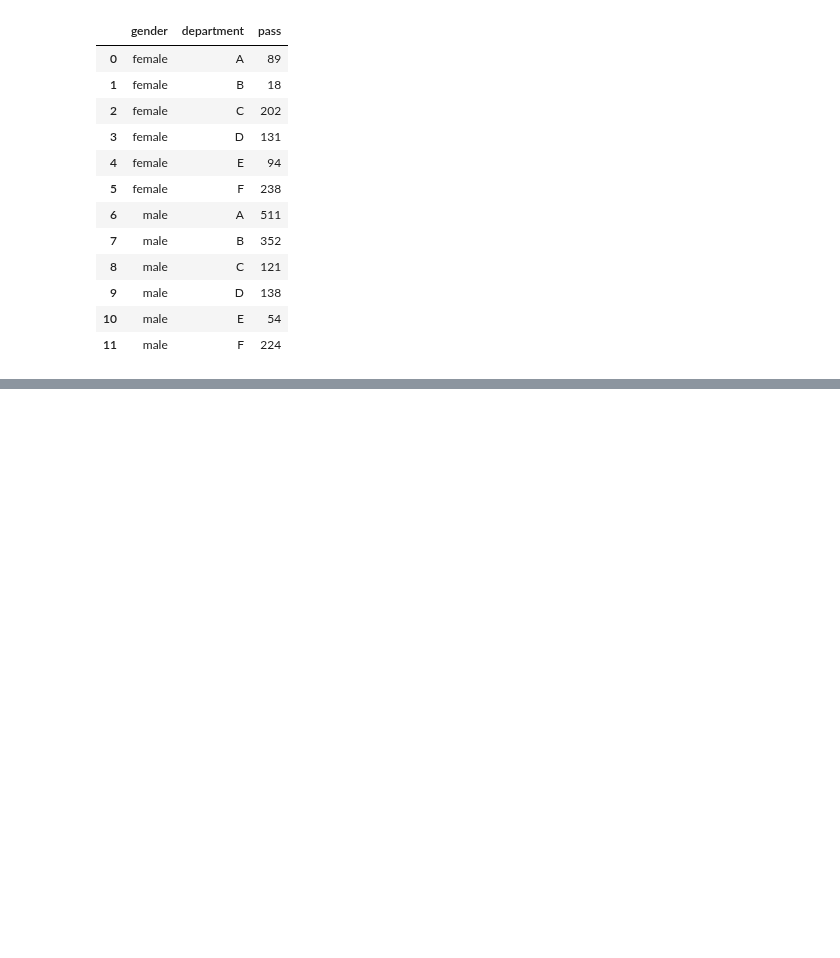
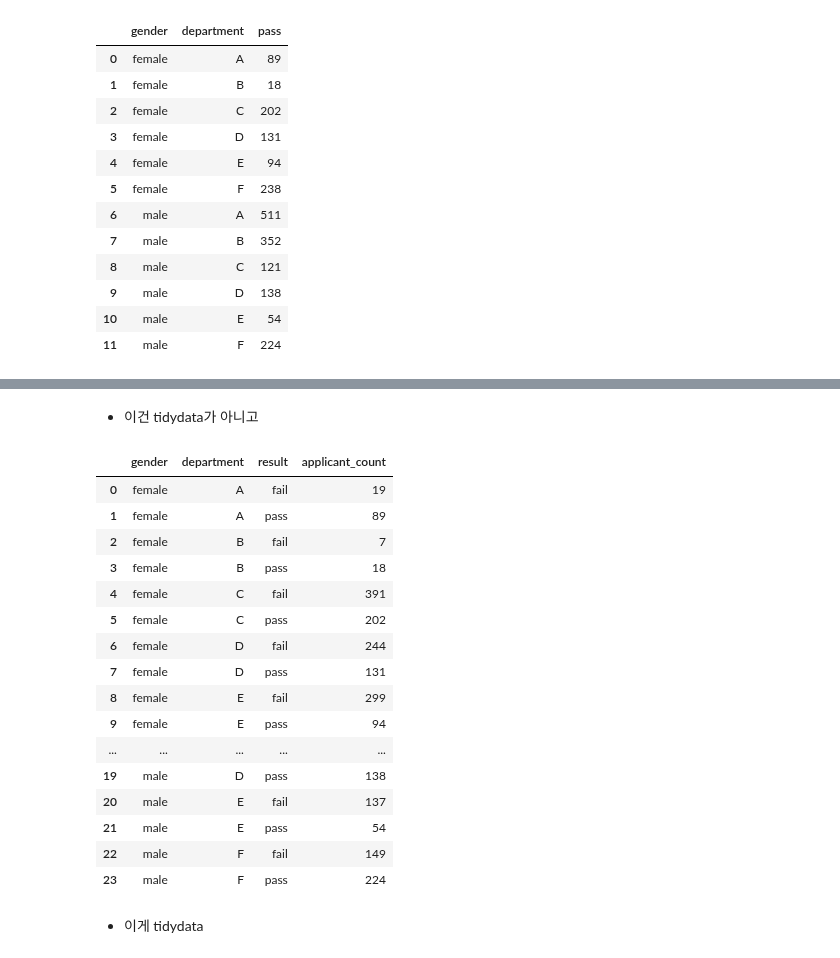
Before and after one commit to star77sa/star77sa.github.io, a Jupyter notebook: posts/Python/vis_tidydata.ipynb, the cells around one changed output, grey strips where cells are left out. Cells and saved outputs as stored; diff of their text form; code cells hidden in the pictures; blank space fills up the shorter version.

```diff
--- a/posts/Python/vis_tidydata.ipynb
+++ b/posts/Python/vis_tidydata.ipynb
@@ -79,0 +94,5 @@ ValueError: All arguments should have the same length. The length of argument `c
+# %%
+df = pd.read_csv("https://raw.githubusercontent.com/guebin/DV2022/master/posts/Simpson.csv",index_col=0,header=[0,1])\
+.stack().stack().reset_index()\
+.rename({'level_0':'department','level_1':'result','level_2':'gender',0:'count'},axis=1).pivot_table(index=['gender','department'], columns='result',values='count',aggfunc=sum)
+df
@@ -79,0 +114,25 @@ ValueError: All arguments should have the same length. The length of argument `c
+# %% [markdown]
+- 이건 tidydata가 아니고
+# %%
+tidydata = df.stack().reset_index().rename({0:'applicant_count'},axis=1)
+tidydata
+# %% [output]
+|  | gender | department | result | applicant_count |
+| 0 | female | A | fail | 19 |
+| 1 | female | A | pass | 89 |
+| 2 | female | B | fail | 7 |
+| 3 | female | B | pass | 18 |
+| 4 | female | C | fail | 391 |
+| 5 | female | C | pass | 202 |
+| 6 | female | D | fail | 244 |
+| 7 | female | D | pass | 131 |
+| 8 | female | E | fail | 299 |
+| 9 | female | E | pass | 94 |
+| ... | ... | ... | ... | ... |
+| 19 | male | D | pass | 138 |
+| 20 | male | E | fail | 137 |
+| 21 | male | E | pass | 54 |
+| 22 | male | F | fail | 149 |
+| 23 | male | F | pass | 224 |
+# %% [markdown]
+- 이게 tidydata
```
Also changed, not shown: parts of 66 cells of this notebook, 30 other files.
